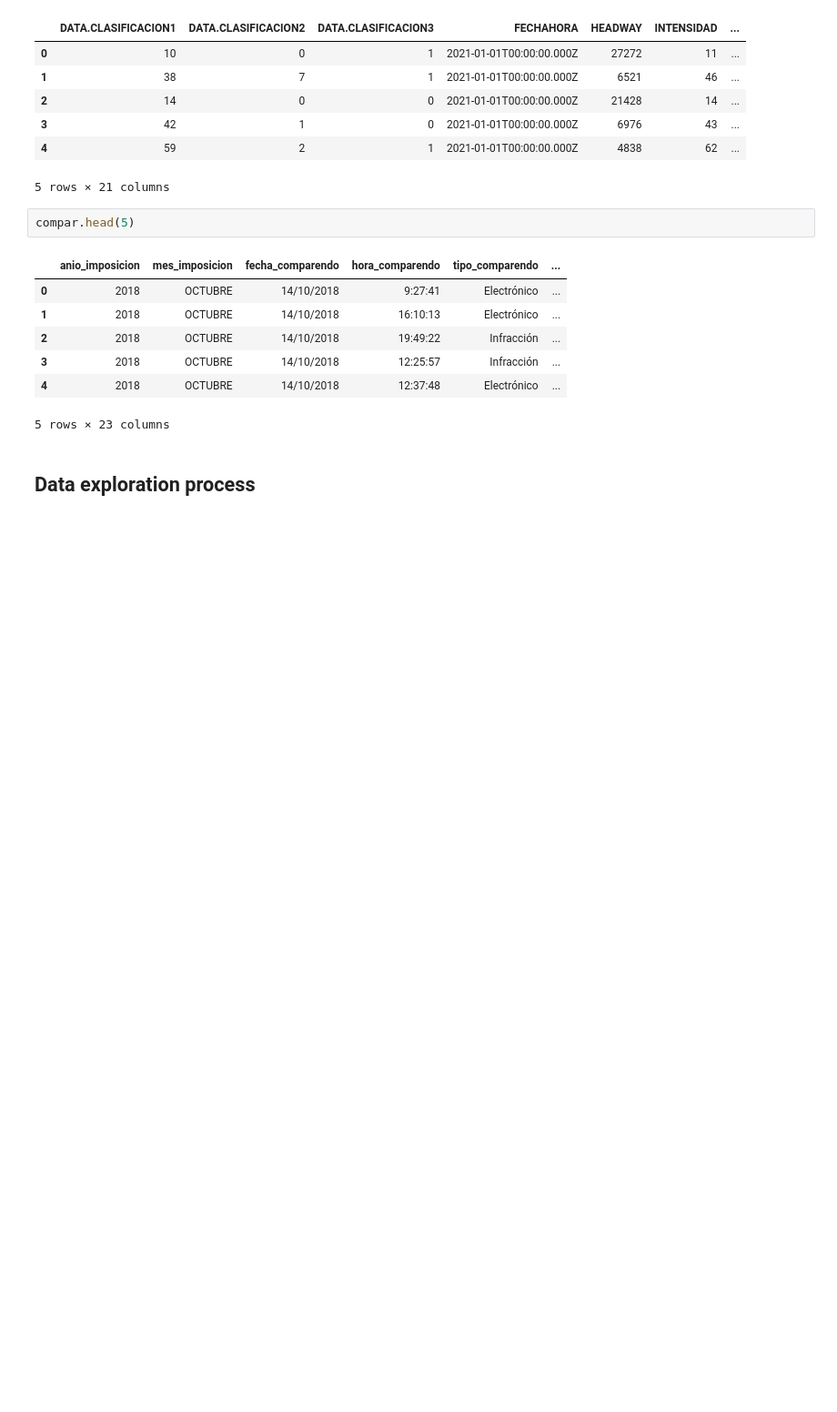
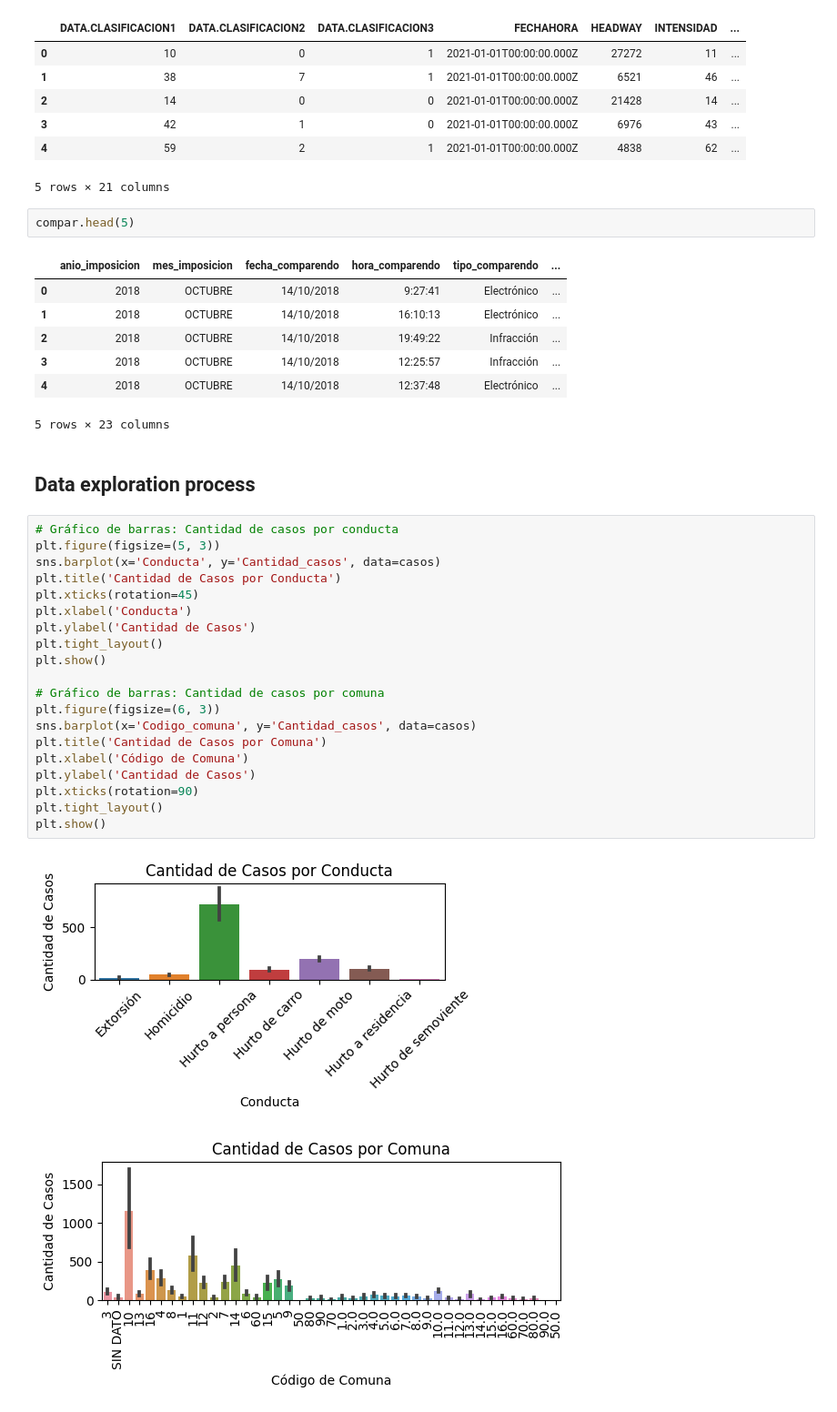
Before and after one commit to SebasMora28/Proyecto_analitica_aplicada, a Jupyter notebook: data_exploration.ipynb, the cells around one changed output. Shown at 91% size. Drawn from its saved outputs; the diff is of its cells as text; blank space fills up the shorter version.

Commit message:
Análisis gráfico de casos

```diff
--- a/data_exploration.ipynb
+++ b/data_exploration.ipynb
@@ -121,3 +123,26 @@ compar.head(5)
 5 rows × 23 columns
 # %% [markdown]
 ## Data exploration process
+# %%
+# Gráfico de barras: Cantidad de casos por conducta
+plt.figure(figsize=(5, 3))
+sns.barplot(x='Conducta', y='Cantidad_casos', data=casos)
+plt.title('Cantidad de Casos por Conducta')
+plt.xticks(rotation=45)
+plt.xlabel('Conducta')
+plt.ylabel('Cantidad de Casos')
+plt.tight_layout()
+plt.show()
+
+# Gráfico de barras: Cantidad de casos por comuna
+plt.figure(figsize=(6, 3))
+sns.barplot(x='Codigo_comuna', y='Cantidad_casos', data=casos)
+plt.title('Cantidad de Casos por Comuna')
+plt.xlabel('Código de Comuna')
+plt.ylabel('Cantidad de Casos')
+plt.xticks(rotation=90)
+plt.tight_layout()
+plt.show()
+# %% [output]
+[figure, added]
+[figure, added]
```
Also changed, not shown: parts of 1 cell of this notebook.
